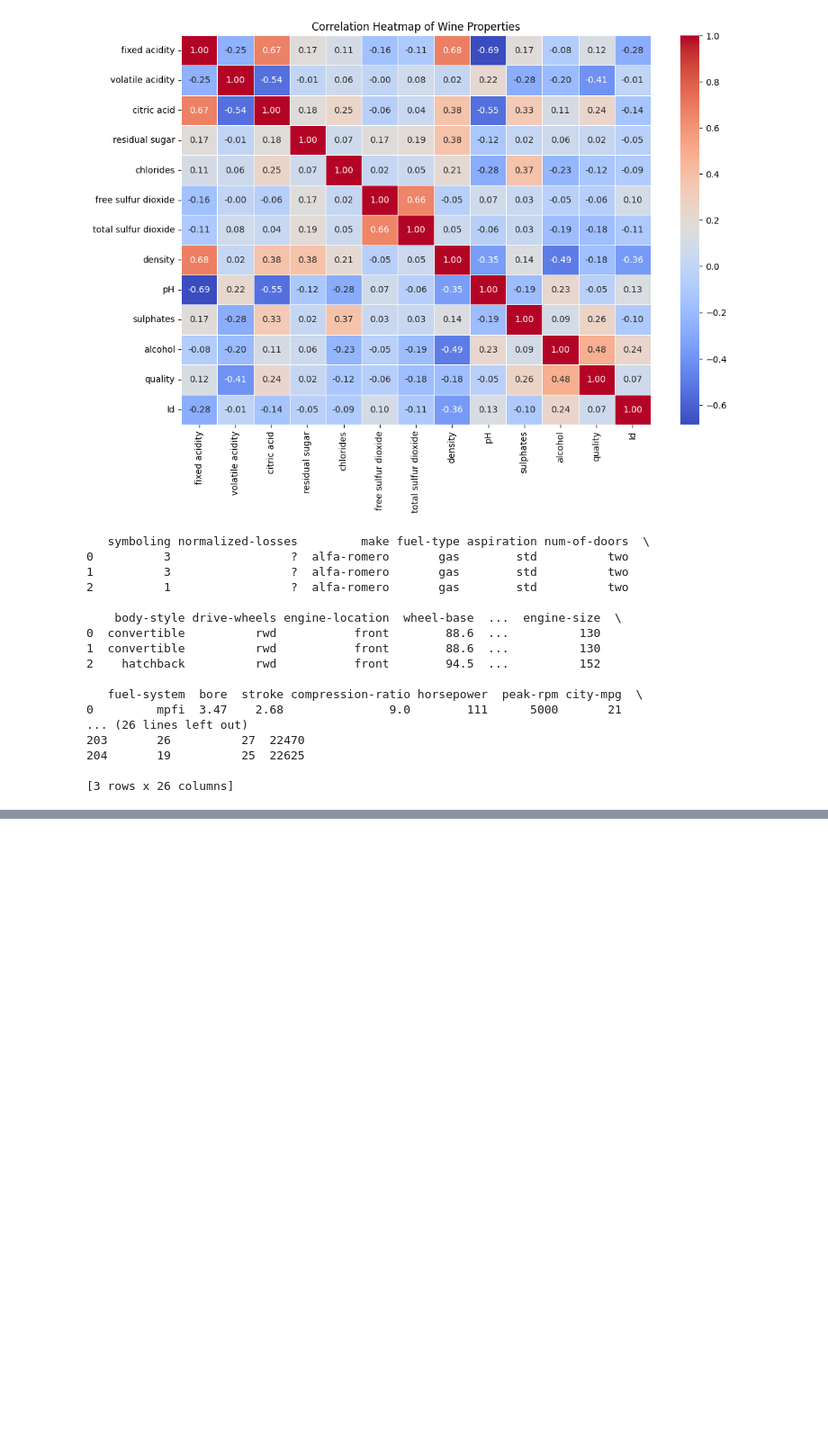
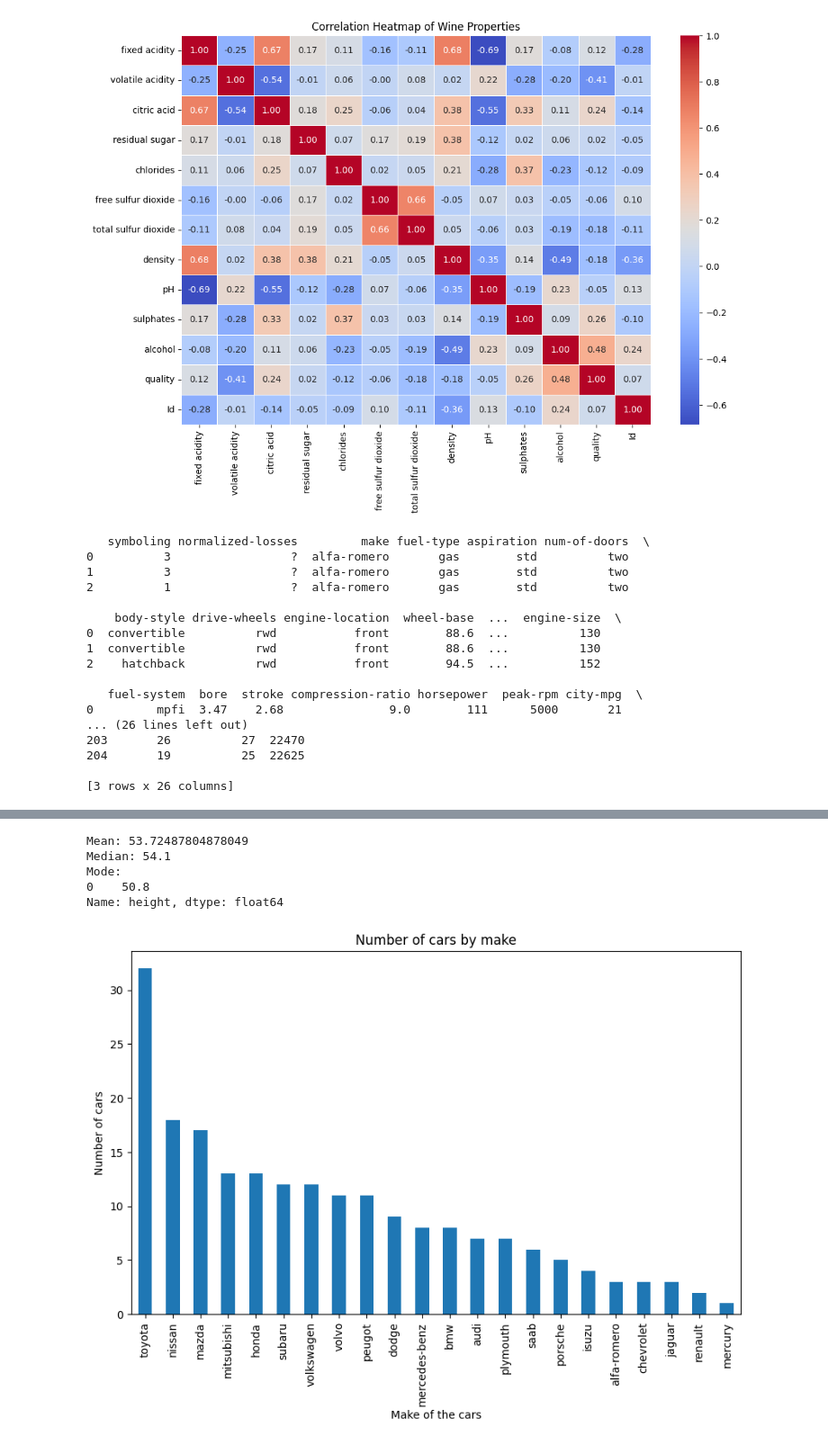
Before and after one commit to pariiii-khandal/EDA_PROJECT, a Jupyter notebook: 25BDS0197_Lab4.ipynb, the cells around one changed output, grey strips where cells are left out. Shown at 90% size. Saved outputs shown, nothing was run; the diff lists cells and outputs as text; code cells hidden in the pictures; blank space fills up the shorter version.

```diff
--- a/25BDS0197_Lab4.ipynb
+++ b/25BDS0197_Lab4.ipynb
@@ -82,0 +103,19 @@ print(df.tail(3))
+# %%
+print("--- Descriptive Statistics ---")
+print(df.describe(include='all'))  # include='all' covers both numeric and object columns
+
+price_valid = df['price'].loc[df['price'] != '?']
+price_mean = price_valid.astype(int).mean()
+
+df['price'] = df['price'].replace('?', price_mean).astype(int)
+hp_valid = df['horsepower'].loc[df['horsepower'] != '?']
+hp_mean = hp_valid.astype(int).mean()
+
+df['horsepower'] = df['horsepower'].replace('?', hp_mean).astype(int)
+nl_numeric = pd.to_numeric(df['normalized-losses'], errors='coerce')
+nl_mean = nl_numeric.mean()
+
+df['normalized-losses'] = df['normalized-losses'].replace('?', nl_mean).astype(int)
+
+print("\n--- Cleaned Normalized Losses Head ---")
+print(df['normalized-losses'].head())
@@ -82,0 +140,26 @@ print(df.tail(3))
+# %%
+mean = df["height"].mean()
+median = df["height"].median()
+mode = df["height"].mode()
+
+print(f"Mean: {mean}")
+print(f"Median: {median}")
+print(f"Mode:\n{mode}")
+# %% [output]
+Mean: 53.72487804878049
+Median: 54.1
+Mode:
+0    50.8
+Name: height, dtype: float64
+# %%
+import matplotlib.pyplot as plt
+
+df.make.value_counts().nlargest(30).plot(kind='bar', figsize=(10, 6))
+
+plt.title("Number of cars by make")
+plt.ylabel('Number of cars')
+plt.xlabel('Make of the cars')
+
+plt.show()
+# %% [output]
+[figure, added]
```
Also changed, not shown: parts of 6 cells of this notebook.
